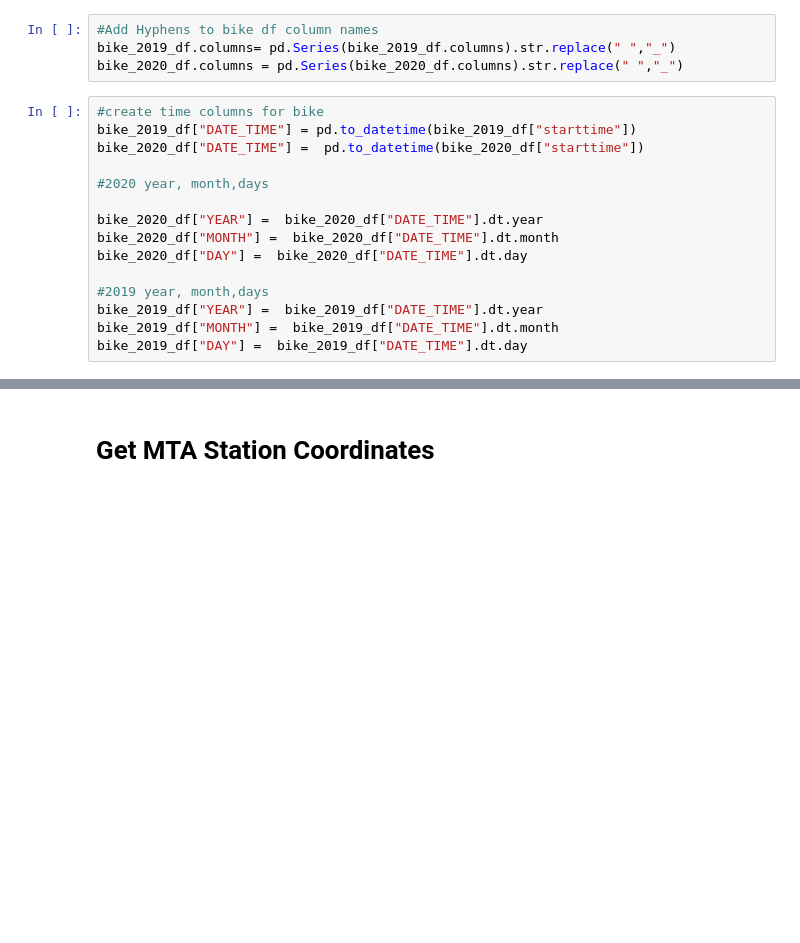
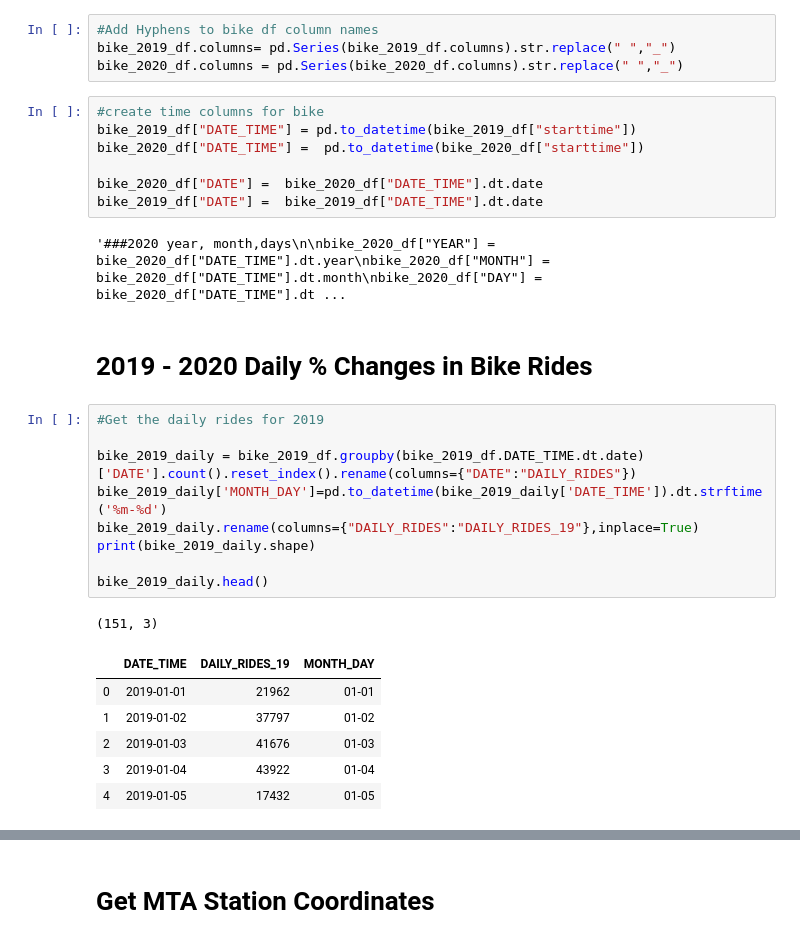
Before and after one commit to stephcho999/Proj_1_MTA, a Jupyter notebook: Project One - Citi Bike & NYC MTA.ipynb, the cells around one changed output, grey strips where cells are left out. Cells and saved outputs as stored; diff of their text form; blank space fills up the shorter version.

```diff
--- a/Project One - Citi Bike & NYC MTA.ipynb
+++ b/Project One - Citi Bike & NYC MTA.ipynb
@@ -64,13 +65,26 @@ bike_2020_df.columns = pd.Series(bike_2020_df.columns).str.replace(" ","_")
 bike_2019_df["DATE_TIME"] = pd.to_datetime(bike_2019_df["starttime"])
 bike_2020_df["DATE_TIME"] =  pd.to_datetime(bike_2020_df["starttime"])
 
-#2020 year, month,days
-
-bike_2020_df["YEAR"] =  bike_2020_df["DATE_TIME"].dt.year
-bike_2020_df["MONTH"] =  bike_2020_df["DATE_TIME"].dt.month
-bike_2020_df["DAY"] =  bike_2020_df["DATE_TIME"].dt.day
-
-#2019 year, month,days
-bike_2019_df["YEAR"] =  bike_2019_df["DATE_TIME"].dt.year
-bike_2019_df["MONTH"] =  bike_2019_df["DATE_TIME"].dt.month
-bike_2019_df["DAY"] =  bike_2019_df["DATE_TIME"].dt.day
+bike_2020_df["DATE"] =  bike_2020_df["DATE_TIME"].dt.date
+bike_2019_df["DATE"] =  bike_2019_df["DATE_TIME"].dt.date
+# %% [output]
+'###2020 year, month,days\n\nbike_2020_df["YEAR"] =  bike_2020_df["DATE_TIME"].dt.year\nbike_2020_df["MONTH"] =  bike_2020_df["DATE_TIME"].dt.month\nbike_2020_df["DAY"] =  bike_2020_df["DATE_TIME"].dt ...
+# %% [markdown]
+# 2019 - 2020 Daily % Changes in Bike Rides
+# %%
+#Get the daily rides for 2019
+
+bike_2019_daily = bike_2019_df.groupby(bike_2019_df.DATE_TIME.dt.date)['DATE'].count().reset_index().rename(columns={"DATE":"DAILY_RIDES"})
+bike_2019_daily['MONTH_DAY']=pd.to_datetime(bike_2019_daily['DATE_TIME']).dt.strftime('%m-%d')
+bike_2019_daily.rename(columns={"DAILY_RIDES":"DAILY_RIDES_19"},inplace=True)
+print(bike_2019_daily.shape)
+
+bike_2019_daily.head()
+# %% [output]
+(151, 3)
+|  | DATE_TIME | DAILY_RIDES_19 | MONTH_DAY |
+| 0 | 2019-01-01 | 21962 | 01-01 |
+| 1 | 2019-01-02 | 37797 | 01-02 |
+| 2 | 2019-01-03 | 41676 | 01-03 |
+| 3 | 2019-01-04 | 43922 | 01-04 |
+| 4 | 2019-01-05 | 17432 | 01-05 |
```
Also changed, not shown: parts of 44 cells of this notebook.
